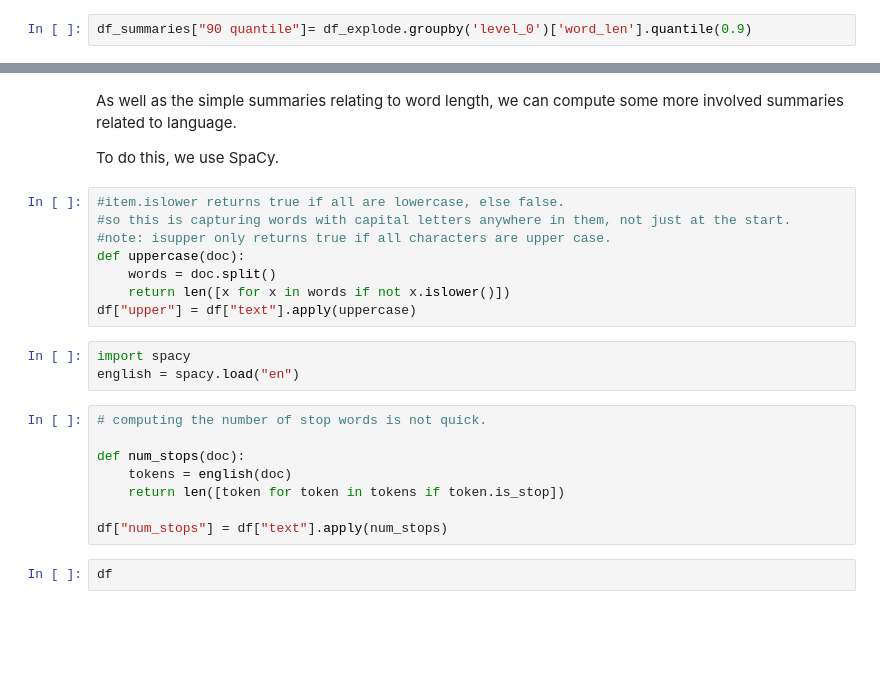
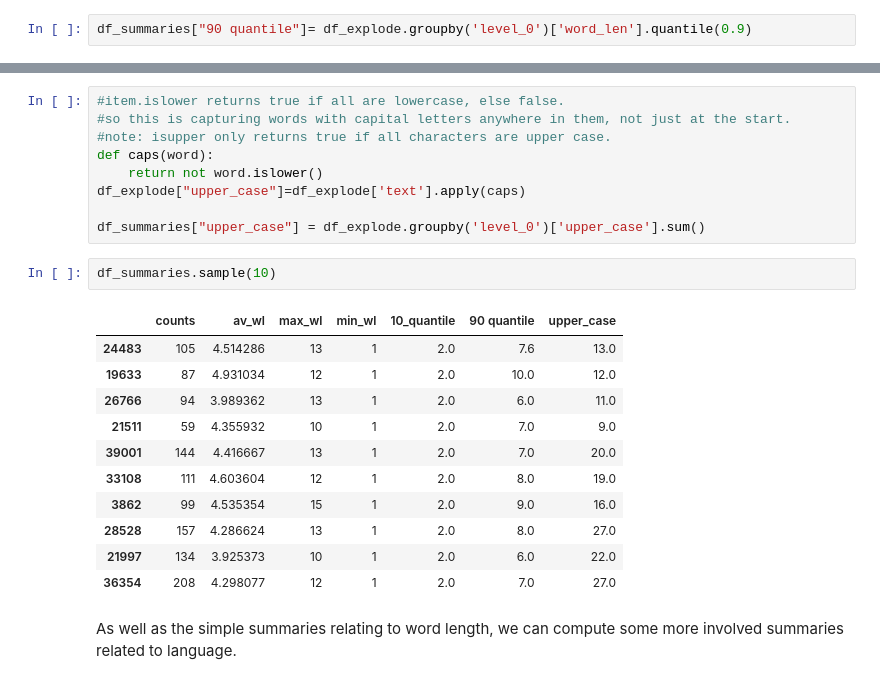
Before and after one commit to willb/openshift-ml-workflows-workshop, a Jupyter notebook: 02a-feature-engineering.ipynb, the cells around one changed output, grey strips where cells are left out. Drawn from its saved outputs; the diff is of its cells as text; blank space fills up the shorter version.

```diff
--- a/02a-feature-engineering.ipynb
+++ b/02a-feature-engineering.ipynb
@@ -174,26 +174,26 @@ df_summaries.sample(100)
 100 rows × 6 columns
+# %%
+#item.islower returns true if all are lowercase, else false.
+#so this is capturing words with capital letters anywhere in them, not just at the start.
+#note: isupper only returns true if all characters are upper case.
+def caps(word):
+    return not word.islower()
+df_explode["upper_case"]=df_explode['text'].apply(caps)
+
+df_summaries["upper_case"] = df_explode.groupby('level_0')['upper_case'].sum()
+# %%
+df_summaries.sample(10)
+# %% [output]
+|  | counts | av_wl | max_wl | min_wl | 10_quantile | 90 quantile | upper_case |
+| 24483 | 105 | 4.514286 | 13 | 1 | 2.0 | 7.6 | 13.0 |
+| 19633 | 87 | 4.931034 | 12 | 1 | 2.0 | 10.0 | 12.0 |
+| 26766 | 94 | 3.989362 | 13 | 1 | 2.0 | 6.0 | 11.0 |
+| 21511 | 59 | 4.355932 | 10 | 1 | 2.0 | 7.0 | 9.0 |
+| 39001 | 144 | 4.416667 | 13 | 1 | 2.0 | 7.0 | 20.0 |
+| 33108 | 111 | 4.603604 | 12 | 1 | 2.0 | 8.0 | 19.0 |
+| 3862 | 99 | 4.535354 | 15 | 1 | 2.0 | 9.0 | 16.0 |
+| 28528 | 157 | 4.286624 | 13 | 1 | 2.0 | 8.0 | 27.0 |
+| 21997 | 134 | 3.925373 | 10 | 1 | 2.0 | 6.0 | 22.0 |
+| 36354 | 208 | 4.298077 | 12 | 1 | 2.0 | 7.0 | 27.0 |
 # %% [markdown]
 As well as the simple summaries relating to word length, we can compute some more involved summaries related to language.
-
-To do this, we use SpaCy.
-# %%
-#item.islower returns true if all are lowercase, else false.
-#so this is capturing words with capital letters anywhere in them, not just at the start.
-#note: isupper only returns true if all characters are upper case.
-def uppercase(doc):
-    words = doc.split()
-    return len([x for x in words if not x.islower()])
-df["upper"] = df["text"].apply(uppercase)
-# %%
-import spacy
-english = spacy.load("en")
-# %%
-# computing the number of stop words is not quick.
-
-def num_stops(doc):
-    tokens = english(doc)
-    return len([token for token in tokens if token.is_stop])
-
-df["num_stops"] = df["text"].apply(num_stops)
-# %%
-df
```
Also changed, not shown: parts of 9 cells of this notebook.
